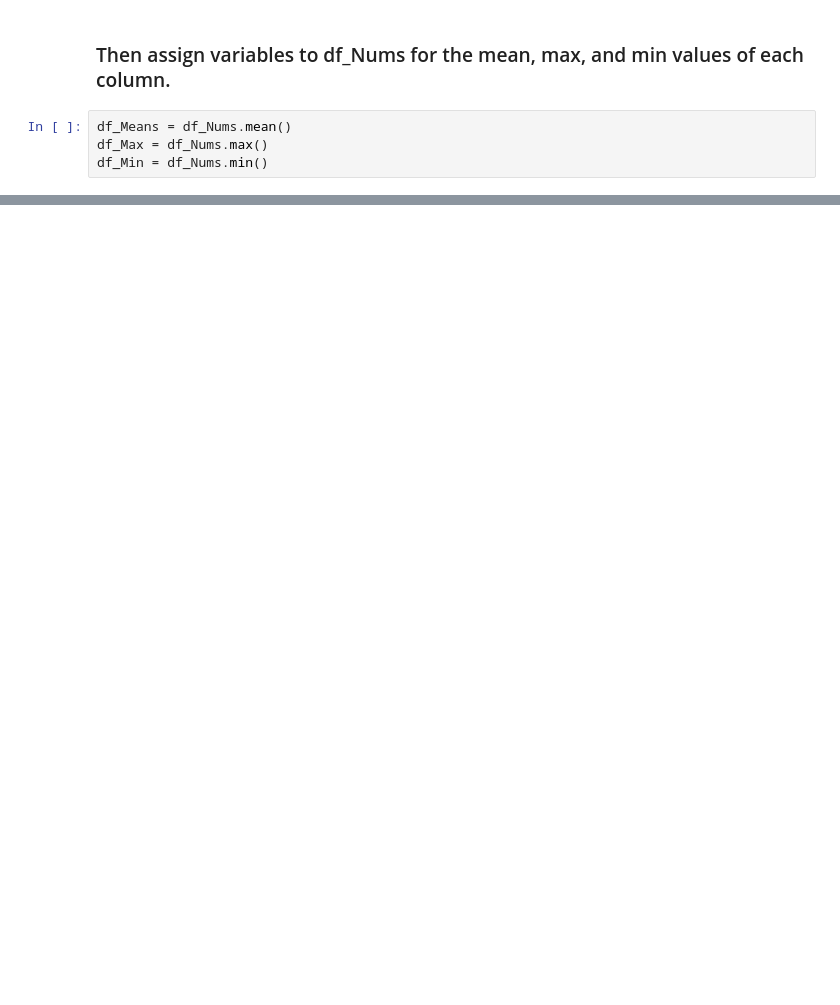
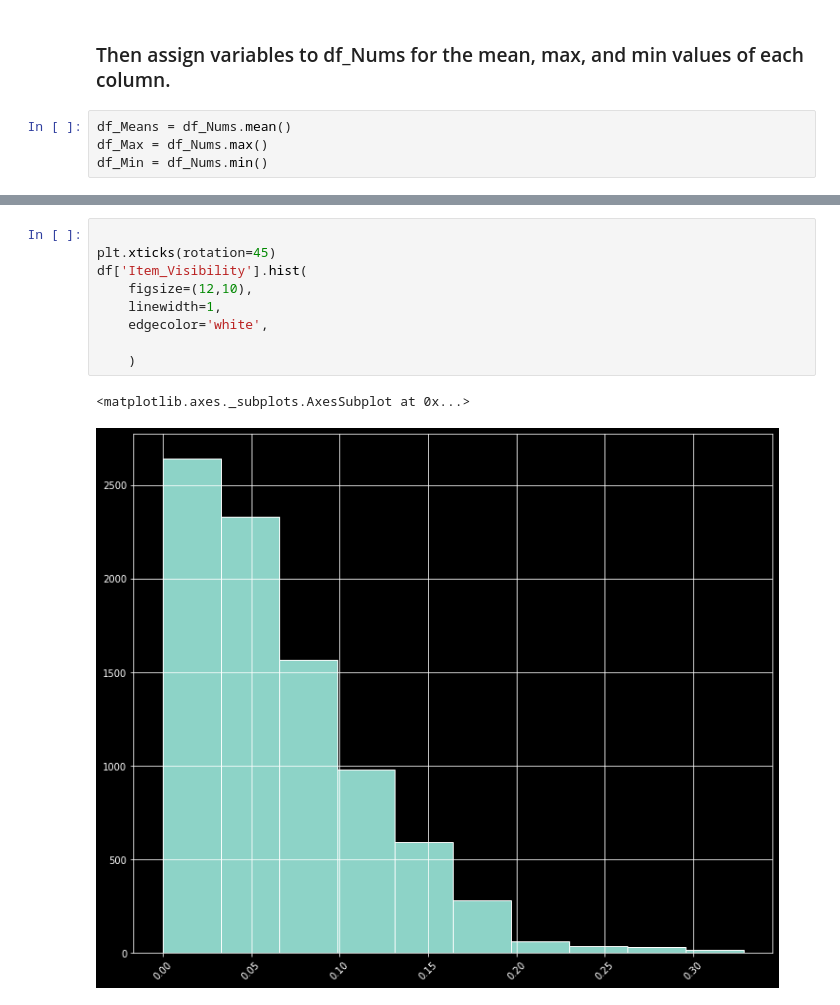
Before and after one commit to LuccasBracci/Sales-Predictions, a Jupyter notebook: SalesPredicitons.ipynb, the cells around one changed output, grey strips where cells are left out. Saved outputs shown, nothing was run; the diff lists cells and outputs as text; blank space fills up the shorter version.

```diff
--- a/SalesPredicitons.ipynb
+++ b/SalesPredicitons.ipynb
@@ -183,0 +242,12 @@ dtype: float64
+# %%
+
+plt.xticks(rotation=45)
+df['Item_Visibility'].hist(
+    figsize=(12,10),
+    linewidth=1,
+    edgecolor='white',
+
+    )
+# %% [output]
+<matplotlib.axes._subplots.AxesSubplot at 0x...>
+[figure, added]
```
Also changed, not shown: parts of 29 cells of this notebook.
